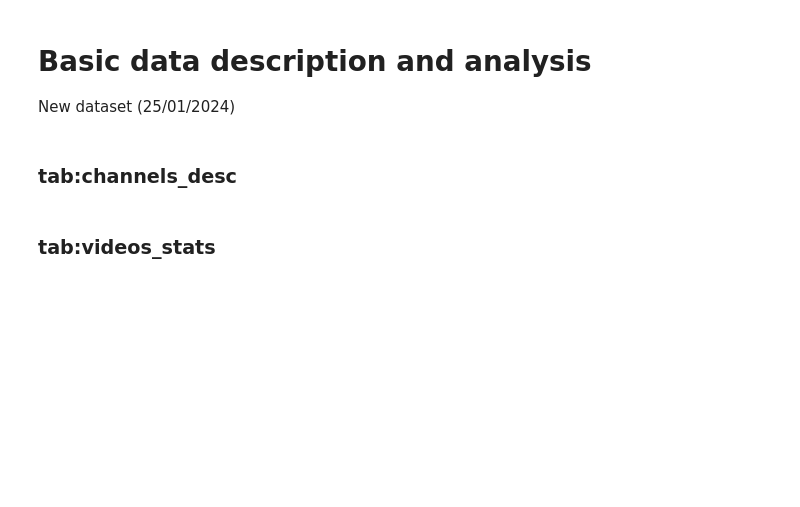
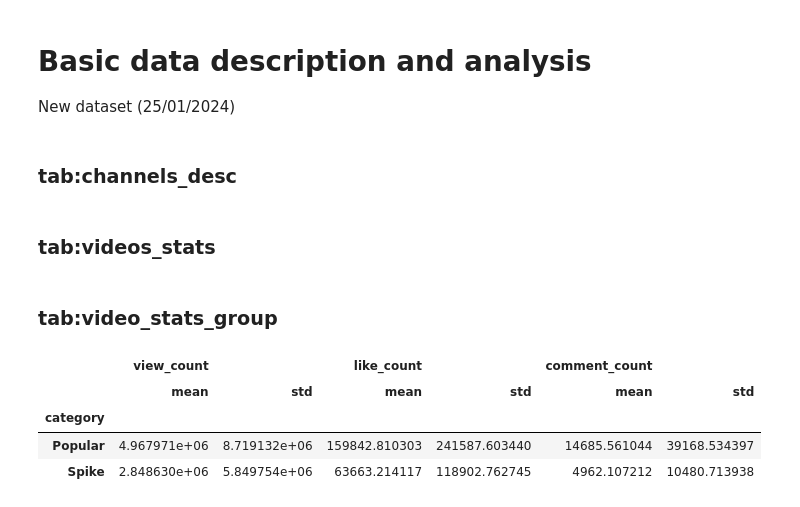
Before and after one commit to thalesbertaglia/toxmon, a Jupyter notebook: notebooks/data_description.ipynb, the cells around one changed output. Drawn from its saved outputs; the diff is of its cells as text; code cells hidden in the pictures; blank space fills up the shorter version.

```diff
--- a/notebooks/data_description.ipynb
+++ b/notebooks/data_description.ipynb
@@ -171,3 +173,5 @@ lil lunchbox & 3.48k $\pm$ 5.98k & 0.05k $\pm$ 0.05k & 0.05k $\pm$ 0.05k \\
 \bottomrule
 \end{tabular}
 \end{table}
+# %% [markdown]
+### tab:video_stats_group
@@ -173,0 +182,10 @@ lil lunchbox & 3.48k $\pm$ 5.98k & 0.05k $\pm$ 0.05k & 0.05k $\pm$ 0.05k \\
+# %%
+channel_stats = df_videos.groupby("category")[numeric_columns].agg(["mean", "std"])
+# %%
+channel_stats
+# %% [output]
+|  | view_count |  | like_count |  | comment_count |  |
+|  | mean | std | mean | std | mean | std |
+| category |  |  |  |  |  |  |
+| Popular | 4.967971e+06 | 8.719132e+06 | 159842.810303 | 241587.603440 | 14685.561044 | 39168.534397 |
+| Spike | 2.848630e+06 | 5.849754e+06 | 63663.214117 | 118902.762745 | 4962.107212 | 10480.713938 |
```
Also changed, not shown: parts of 10 cells of this notebook.
